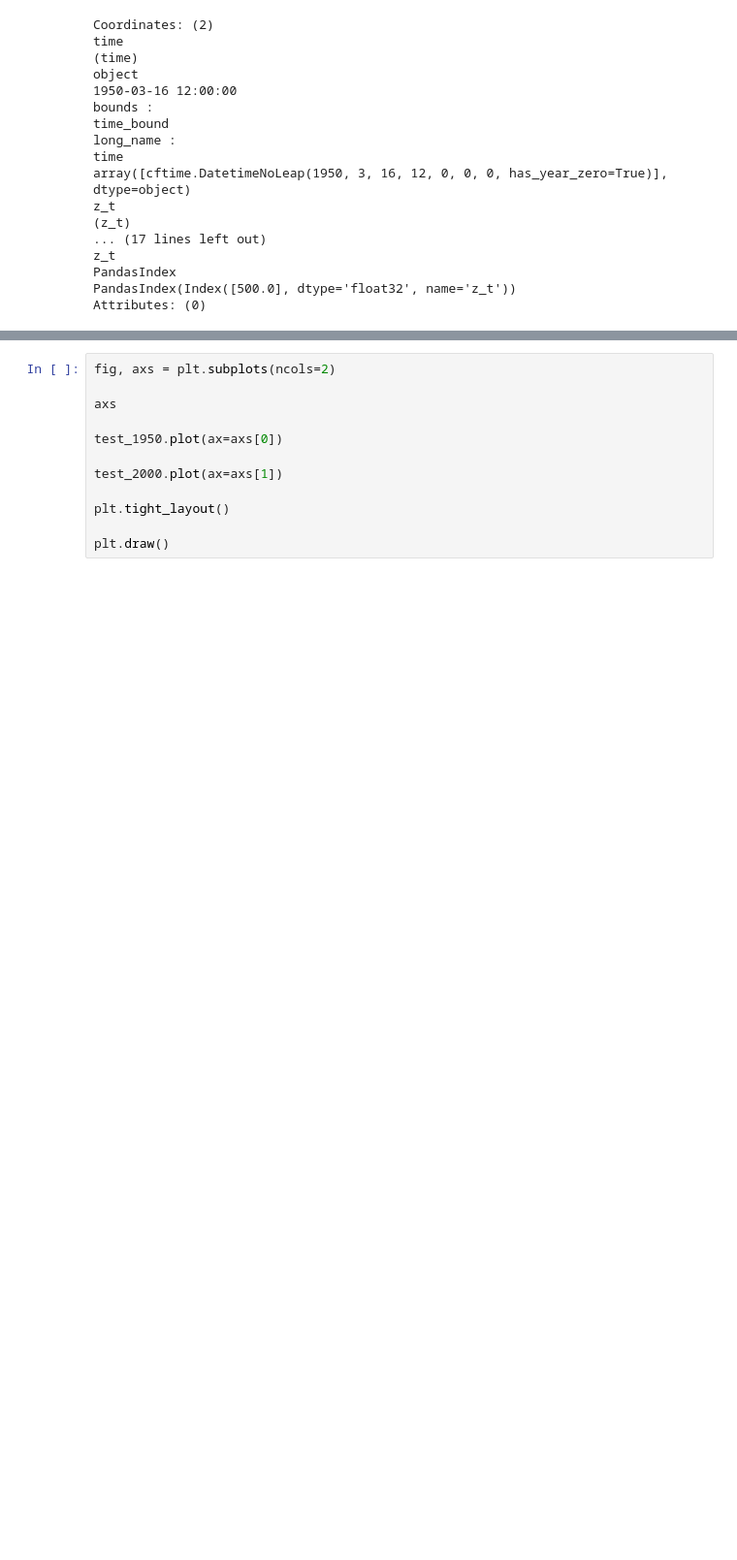
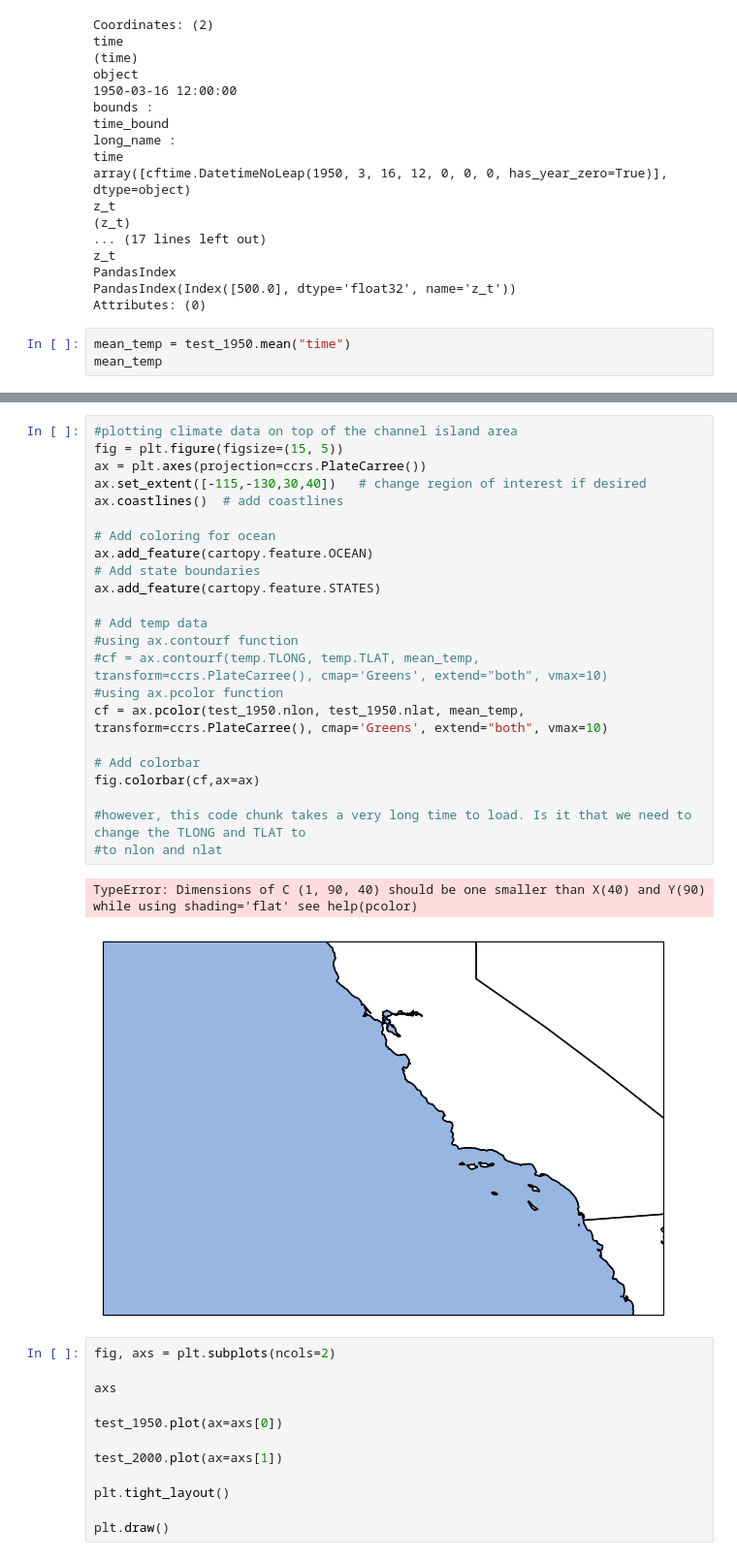
Before and after one commit to olleholt/toolkit, a Jupyter notebook: test_notebooks/patty_test_clean_v1.ipynb, the cells around one changed output, grey strips where cells are left out. Shown: that part at 97% size. Saved outputs shown, nothing was run; the diff lists cells and outputs as text; blank space fills up the shorter version.

```diff
--- a/test_notebooks/patty_test_clean_v1.ipynb
+++ b/test_notebooks/patty_test_clean_v1.ipynb
@@ -400,3 +401,6 @@ z_t
 PandasIndex
 PandasIndex(Index([500.0], dtype='float32', name='z_t'))
 Attributes: (0)
+# %%
+mean_temp = test_1950.mean("time")
+mean_temp
@@ -403,3 +416,29 @@ Attributes: (0)
+# %%
+#plotting climate data on top of the channel island area
+fig = plt.figure(figsize=(15, 5))
+ax = plt.axes(projection=ccrs.PlateCarree())
+ax.set_extent([-115,-130,30,40])   # change region of interest if desired
+ax.coastlines()  # add coastlines
+
+# Add coloring for ocean
+ax.add_feature(cartopy.feature.OCEAN)
+# Add state boundaries
+ax.add_feature(cartopy.feature.STATES)
+
+# Add temp data
+#using ax.contourf function
+#cf = ax.contourf(temp.TLONG, temp.TLAT, mean_temp, transform=ccrs.PlateCarree(), cmap='Greens', extend="both", vmax=10)
+#using ax.pcolor function
+cf = ax.pcolor(test_1950.nlon, test_1950.nlat, mean_temp, transform=ccrs.PlateCarree(), cmap='Greens', extend="both", vmax=10)
+
+# Add colorbar
+fig.colorbar(cf,ax=ax)
+
+#however, this code chunk takes a very long time to load. Is it that we need to change the TLONG and TLAT to
+#to nlon and nlat
+# %% [output]
+TypeError: Dimensions of C (1, 90, 40) should be one smaller than X(40) and Y(90) while using shading='flat' see help(pcolor)
+[figure, added]
 # %%
 fig, axs = plt.subplots(ncols=2)
 
```
Also changed, not shown: parts of 2 cells of this notebook, 2 other files.
